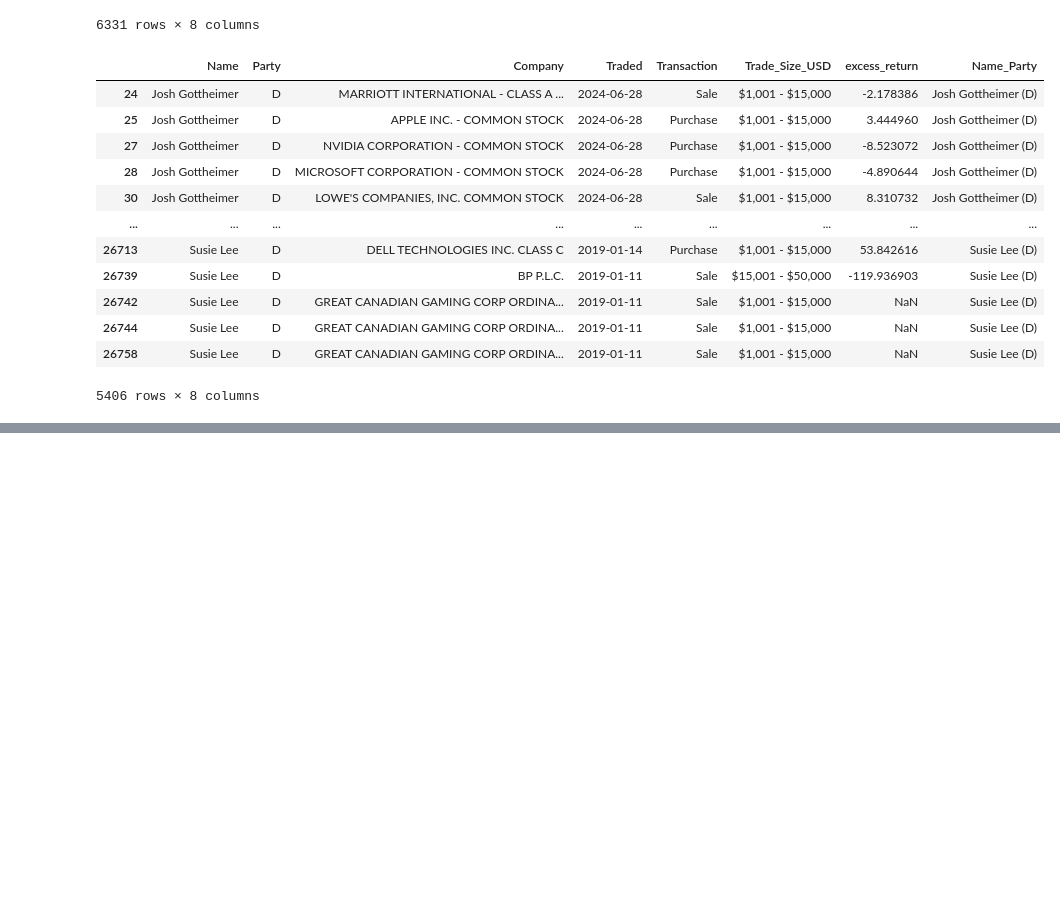
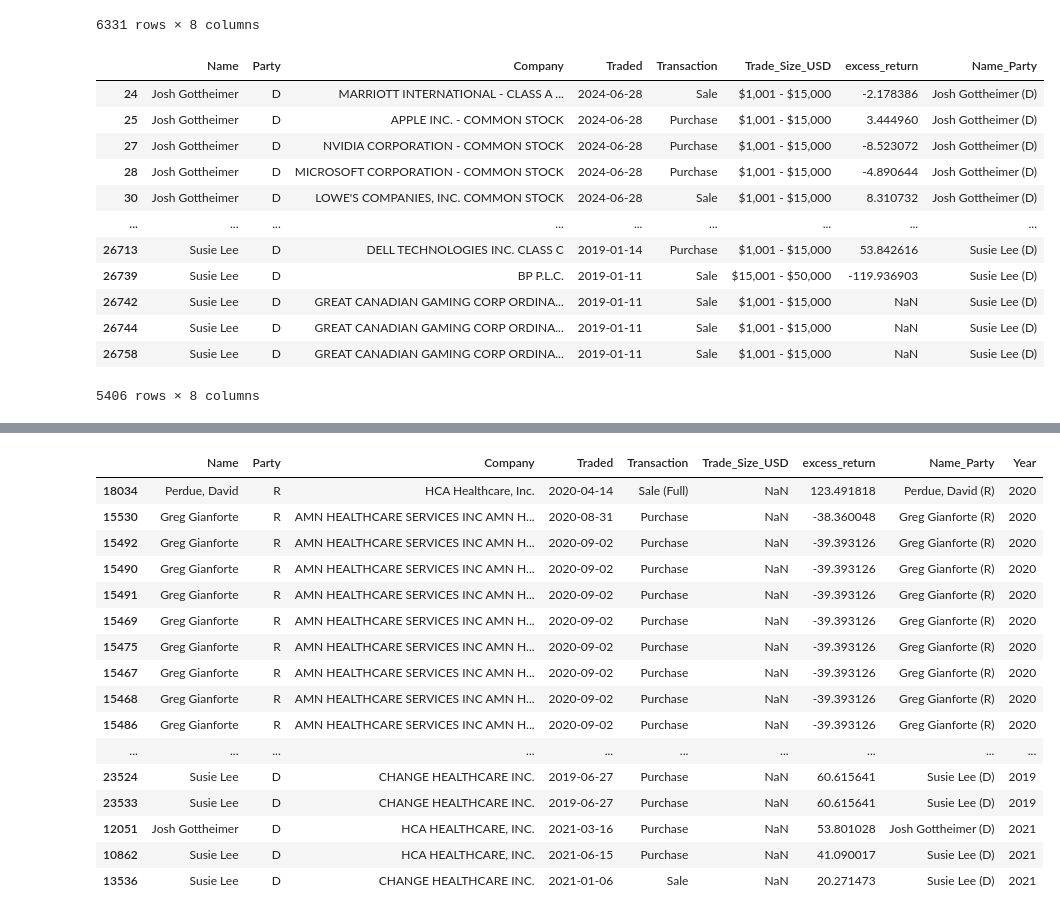
Before and after one commit to tsjohns9/ai-project-1, a Jupyter notebook: spencer.ipynb, the cells around one changed output, grey strips where cells are left out. Drawn from its saved outputs; the diff is of its cells as text; code cells hidden in the pictures; blank space fills up the shorter version.

```diff
--- a/spencer.ipynb
+++ b/spencer.ipynb
@@ -118,0 +109,6 @@ Length of sorted DataFrame: 6
+# %%
+sorted_rep_df = combined_rep_df.sort_values('excess_return', ascending=False)
+display(sorted_rep_df)
+
+sorted_dem_df = combined_dem_df.sort_values('excess_return', ascending=False)
+display(sorted_dem_df)
@@ -118,0 +200,11 @@ Length of sorted DataFrame: 6
+# %%
+# Ensure Trade_Size_USD is numeric
+healthcare_rep_df['Trade_Size_USD'] = pd.to_numeric(healthcare_rep_df['Trade_Size_USD'], errors='coerce')
+healthcare_dem_df['Trade_Size_USD'] = pd.to_numeric(healthcare_dem_df['Trade_Size_USD'], errors='coerce')
+
+# For each year, pull the top 3 companies based on total trade size
+top_3_healthcare_rep = healthcare_rep_df.groupby('Year').apply(lambda x: x.nlargest(3, 'Trade_Size_USD')).reset_index(drop=True)
+top_3_healthcare_dem = healthcare_rep_df.groupby('Year').apply(lambda x: x.nlargest(3, 'Trade_Size_USD')).reset_index(drop=True)
+
+display(top_3_healthcare_rep.head())
+display(top_3_healthcare_dem.head())
@@ -118,0 +224,6 @@ Length of sorted DataFrame: 6
+# %%
+filtered_healthcare_df = healthcare_rep_df[(healthcare_rep_df['Year'] >= 2019) & (healthcare_rep_df['Year'] <= 2021)]
+filtered_healthcare_df_dem = healthcare_dem_df[(healthcare_dem_df['Year'] >= 2019) & (healthcare_dem_df['Year'] <= 2021)]
+
+display(filtered_healthcare_df.head())
+display(filtered_healthcare_df_dem.head())
@@ -118,0 +250,34 @@ Length of sorted DataFrame: 6
+# %%
+## pull the highest excess_return
+## print results
+combined_df = pd.concat([filtered_healthcare_df, filtered_healthcare_df_dem])
+
+# Ensure excess_return is numeric
+combined_df['excess_return'] = pd.to_numeric(combined_df['excess_return'])
+
+# Find the row with the highest excess_return
+max_excess_return = combined_df['excess_return'].max()
+
+# Filter out the row with the highest excess_return
+filtered_df = combined_df[combined_df['excess_return'] != max_excess_return]
+
+# Display the filtered DataFrame
+display(filtered_df)
+# %% [output]
+|  | Name | Party | Company | Traded | Transaction | Trade_Size_USD | excess_return | Name_Party | Year |
+| 18034 | Perdue, David | R | HCA Healthcare, Inc. | 2020-04-14 | Sale (Full) | NaN | 123.491818 | Perdue, David (R) | 2020 |
+| 15530 | Greg Gianforte | R | AMN HEALTHCARE SERVICES INC AMN H... | 2020-08-31 | Purchase | NaN | -38.360048 | Greg Gianforte (R) | 2020 |
+| 15492 | Greg Gianforte | R | AMN HEALTHCARE SERVICES INC AMN H... | 2020-09-02 | Purchase | NaN | -39.393126 | Greg Gianforte (R) | 2020 |
+| 15490 | Greg Gianforte | R | AMN HEALTHCARE SERVICES INC AMN H... | 2020-09-02 | Purchase | NaN | -39.393126 | Greg Gianforte (R) | 2020 |
+| 15491 | Greg Gianforte | R | AMN HEALTHCARE SERVICES INC AMN H... | 2020-09-02 | Purchase | NaN | -39.393126 | Greg Gianforte (R) | 2020 |
+| 15469 | Greg Gianforte | R | AMN HEALTHCARE SERVICES INC AMN H... | 2020-09-02 | Purchase | NaN | -39.393126 | Greg Gianforte (R) | 2020 |
+| 15475 | Greg Gianforte | R | AMN HEALTHCARE SERVICES INC AMN H... | 2020-09-02 | Purchase | NaN | -39.393126 | Greg Gianforte (R) | 2020 |
+| 15467 | Greg Gianforte | R | AMN HEALTHCARE SERVICES INC AMN H... | 2020-09-02 | Purchase | NaN | -39.393126 | Greg Gianforte (R) | 2020 |
+| 15468 | Greg Gianforte | R | AMN HEALTHCARE SERVICES INC AMN H... | 2020-09-02 | Purchase | NaN | -39.393126 | Greg Gianforte (R) | 2020 |
+| 15486 | Greg Gianforte | R | AMN HEALTHCARE SERVICES INC AMN H... | 2020-09-02 | Purchase | NaN | -39.393126 | Greg Gianforte (R) | 2020 |
+| ... | ... | ... | ... | ... | ... | ... | ... | ... | ... |
+| 23524 | Susie Lee | D | CHANGE HEALTHCARE INC. | 2019-06-27 | Purchase | NaN | 60.615641 | Susie Lee (D) | 2019 |
+| 23533 | Susie Lee | D | CHANGE HEALTHCARE INC. | 2019-06-27 | Purchase | NaN | 60.615641 | Susie Lee (D) | 2019 |
+| 12051 | Josh Gottheimer | D | HCA HEALTHCARE, INC. | 2021-03-16 | Purchase | NaN | 53.801028 | Josh Gottheimer (D) | 2021 |
+| 10862 | Susie Lee | D | HCA HEALTHCARE, INC. | 2021-06-15 | Purchase | NaN | 41.090017 | Susie Lee (D) | 2021 |
+| 13536 | Susie Lee | D | CHANGE HEALTHCARE INC. | 2021-01-06 | Sale | NaN | 20.271473 | Susie Lee (D) | 2021 |
```
Also changed, not shown: parts of 9 cells of this notebook.
